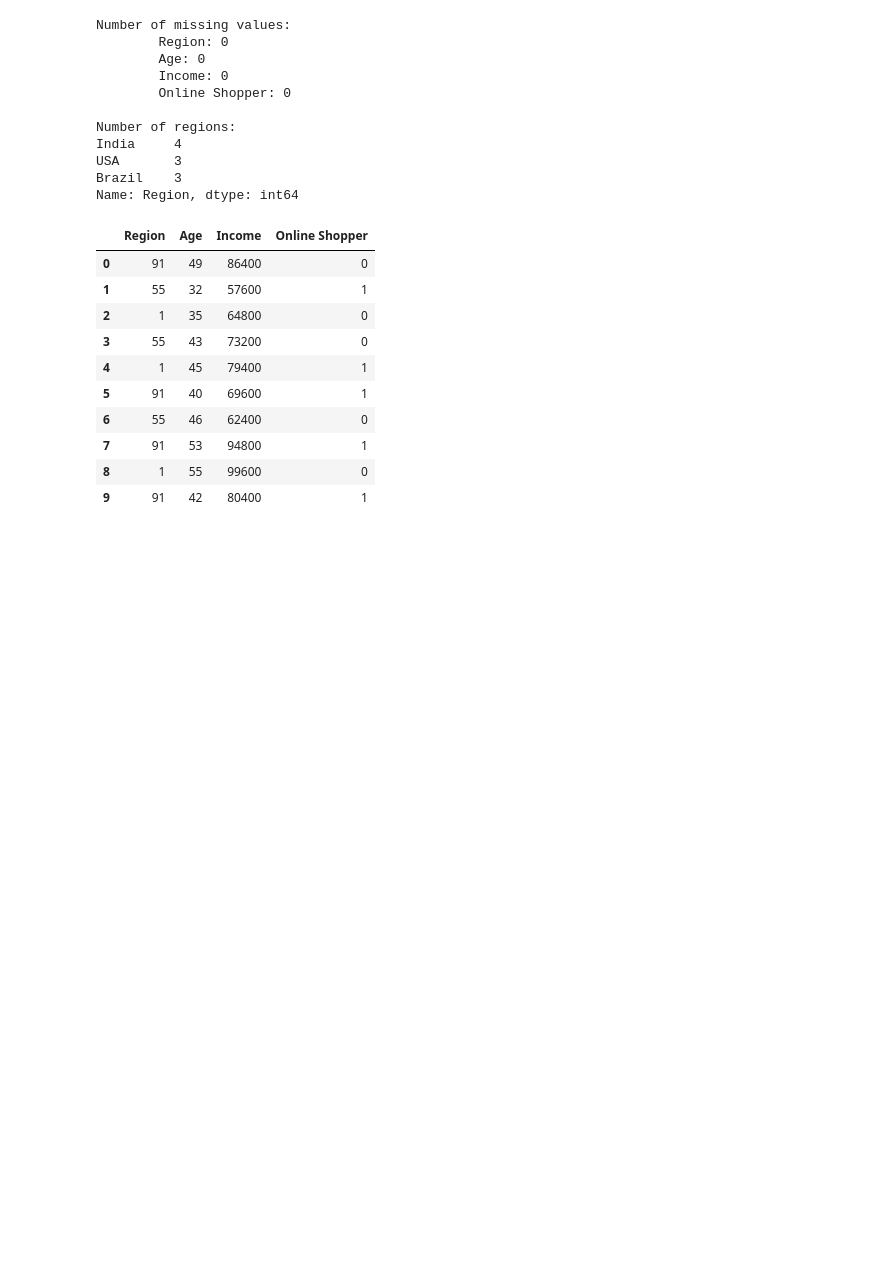
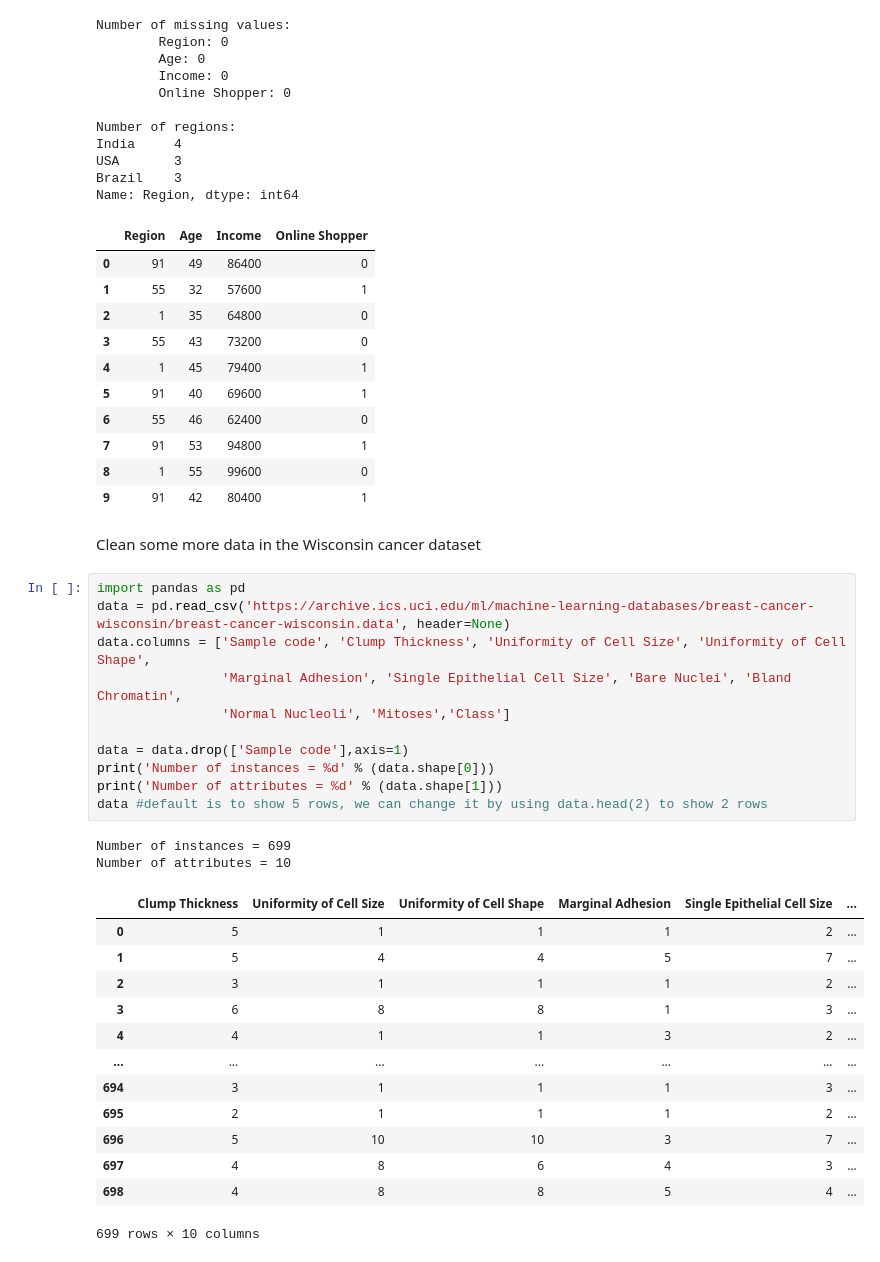
Before and after one commit to sudiptamondal1802/Data-Mining, a Jupyter notebook: Data preprocessing/Data Cleaning.ipynb, the cells around one changed output. Cells and saved outputs as stored; diff of their text form; blank space fills up the shorter version.

```diff
--- a/Data preprocessing/Data Cleaning.ipynb
+++ b/Data preprocessing/Data Cleaning.ipynb
@@ -122,3 +122,32 @@ Name: Region, dtype: int64
 | 7 | 91 | 53 | 94800 | 1 |
 | 8 | 1 | 55 | 99600 | 0 |
 | 9 | 91 | 42 | 80400 | 1 |
+# %% [markdown]
+Clean some more data in the Wisconsin cancer dataset
+# %%
+import pandas as pd
+data = pd.read_csv('https://archive.ics.uci.edu/ml/machine-learning-databases/breast-cancer-wisconsin/breast-cancer-wisconsin.data', header=None)
+data.columns = ['Sample code', 'Clump Thickness', 'Uniformity of Cell Size', 'Uniformity of Cell Shape',
+                'Marginal Adhesion', 'Single Epithelial Cell Size', 'Bare Nuclei', 'Bland Chromatin',
+                'Normal Nucleoli', 'Mitoses','Class']
+
+data = data.drop(['Sample code'],axis=1)
+print('Number of instances = %d' % (data.shape[0]))
+print('Number of attributes = %d' % (data.shape[1]))
+data #default is to show 5 rows, we can change it by using data.head(2) to show 2 rows
+# %% [output]
+Number of instances = 699
+Number of attributes = 10
+|  | Clump Thickness | Uniformity of Cell Size | Uniformity of Cell Shape | Marginal Adhesion | Single Epithelial Cell Size | ... |
+| 0 | 5 | 1 | 1 | 1 | 2 | ... |
+| 1 | 5 | 4 | 4 | 5 | 7 | ... |
+| 2 | 3 | 1 | 1 | 1 | 2 | ... |
+| 3 | 6 | 8 | 8 | 1 | 3 | ... |
+| 4 | 4 | 1 | 1 | 3 | 2 | ... |
+| ... | ... | ... | ... | ... | ... | ... |
+| 694 | 3 | 1 | 1 | 1 | 3 | ... |
+| 695 | 2 | 1 | 1 | 1 | 2 | ... |
+| 696 | 5 | 10 | 10 | 3 | 7 | ... |
+| 697 | 4 | 8 | 6 | 4 | 3 | ... |
+| 698 | 4 | 8 | 8 | 5 | 4 | ... |
+699 rows × 10 columns
```
Also changed, not shown: parts of 12 cells of this notebook.
